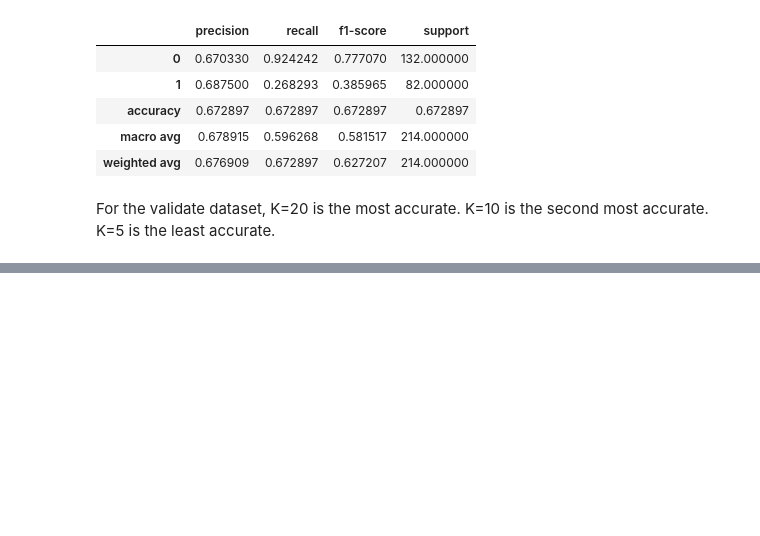
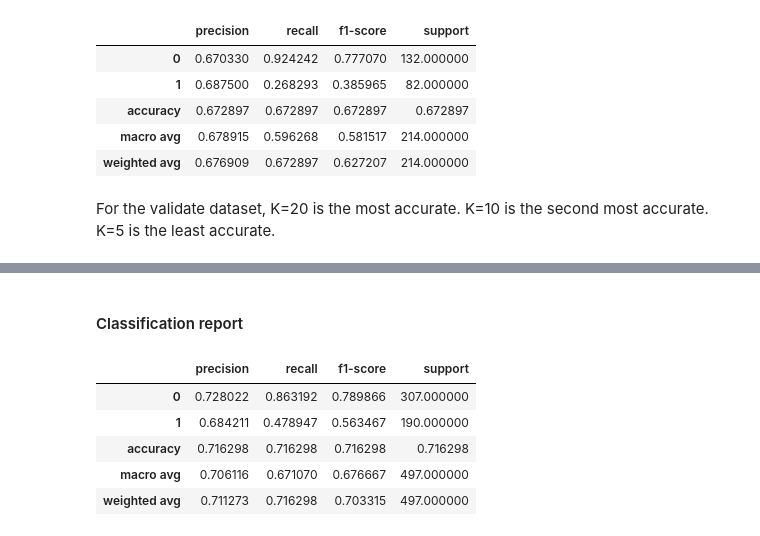
Before and after one commit to malachi-hale/classification-exercises, a Jupyter notebook: model.ipynb, the cells around one changed output, grey strips where cells are left out. Drawn from its saved outputs; the diff is of its cells as text; code cells hidden in the pictures; blank space fills up the shorter version.

Commit message:
updates to logistics exercises

```diff
--- a/model.ipynb
+++ b/model.ipynb
@@ -1276,0 +1335,2 @@ For the validate dataset, K=20 is the most accurate. K=10 is the second most acc
+# %%
+logit = LogisticRegression(C=1, random_state=123)
@@ -1276,0 +1339,2 @@ For the validate dataset, K=20 is the most accurate. K=10 is the second most acc
+# %%
+logit.fit(X_train_1, y_train)
@@ -1276,0 +1355,2 @@ For the validate dataset, K=20 is the most accurate. K=10 is the second most acc
+# %%
+y_pred_1_train = logit.predict(X_train_1)
@@ -1276,0 +1383,13 @@ For the validate dataset, K=20 is the most accurate. K=10 is the second most acc
+# %% [markdown]
+#### Classification report
+# %%
+df_classification_report_train_1 = pd.DataFrame(classification_report(y_train, y_pred_1_train, output_dict = True)).T
+# %%
+df_classification_report_train_1
+# %% [output]
+|  | precision | recall | f1-score | support |
+| 0 | 0.728022 | 0.863192 | 0.789866 | 307.000000 |
+| 1 | 0.684211 | 0.478947 | 0.563467 | 190.000000 |
+| accuracy | 0.716298 | 0.716298 | 0.716298 | 0.716298 |
+| macro avg | 0.706116 | 0.671070 | 0.676667 | 497.000000 |
+| weighted avg | 0.711273 | 0.716298 | 0.703315 | 497.000000 |
```
Also changed, not shown: parts of 59 cells of this notebook, 1 other file.
